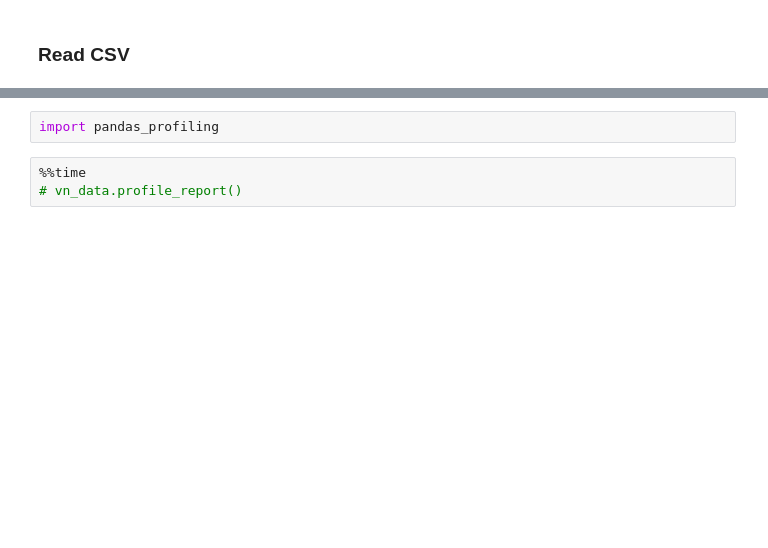
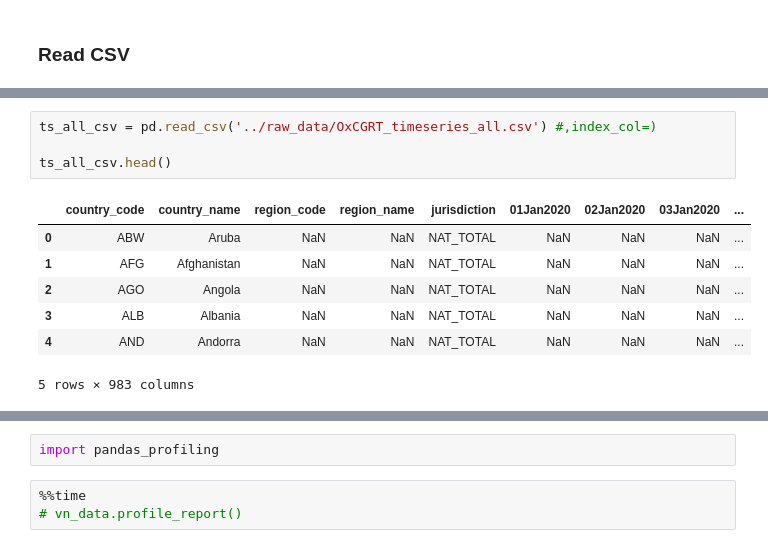
Before and after one commit to tekadata/covid_time_series_prediction, a Jupyter notebook: notebooks/EDA_RNN_TeKa.ipynb, the cells around one changed output, grey strips where cells are left out. Cells and saved outputs as stored; diff of their text form; blank space fills up the shorter version.

```diff
--- a/notebooks/EDA_RNN_TeKa.ipynb
+++ b/notebooks/EDA_RNN_TeKa.ipynb
@@ -88,0 +159,12 @@ FileNotFoundError: [Errno 2] No such file or directory: '../raw_data/c1m_school_
+# %%
+ts_all_csv = pd.read_csv('../raw_data/OxCGRT_timeseries_all.csv') #,index_col=)
+
+ts_all_csv.head()
+# %% [output]
+|  | country_code | country_name | region_code | region_name | jurisdiction | 01Jan2020 | 02Jan2020 | 03Jan2020 | ... |
+| 0 | ABW | Aruba | NaN | NaN | NAT_TOTAL | NaN | NaN | NaN | ... |
+| 1 | AFG | Afghanistan | NaN | NaN | NAT_TOTAL | NaN | NaN | NaN | ... |
+| 2 | AGO | Angola | NaN | NaN | NAT_TOTAL | NaN | NaN | NaN | ... |
+| 3 | ALB | Albania | NaN | NaN | NAT_TOTAL | NaN | NaN | NaN | ... |
+| 4 | AND | Andorra | NaN | NaN | NAT_TOTAL | NaN | NaN | NaN | ... |
+5 rows × 983 columns
```
Also changed, not shown: parts of 34 cells of this notebook.
